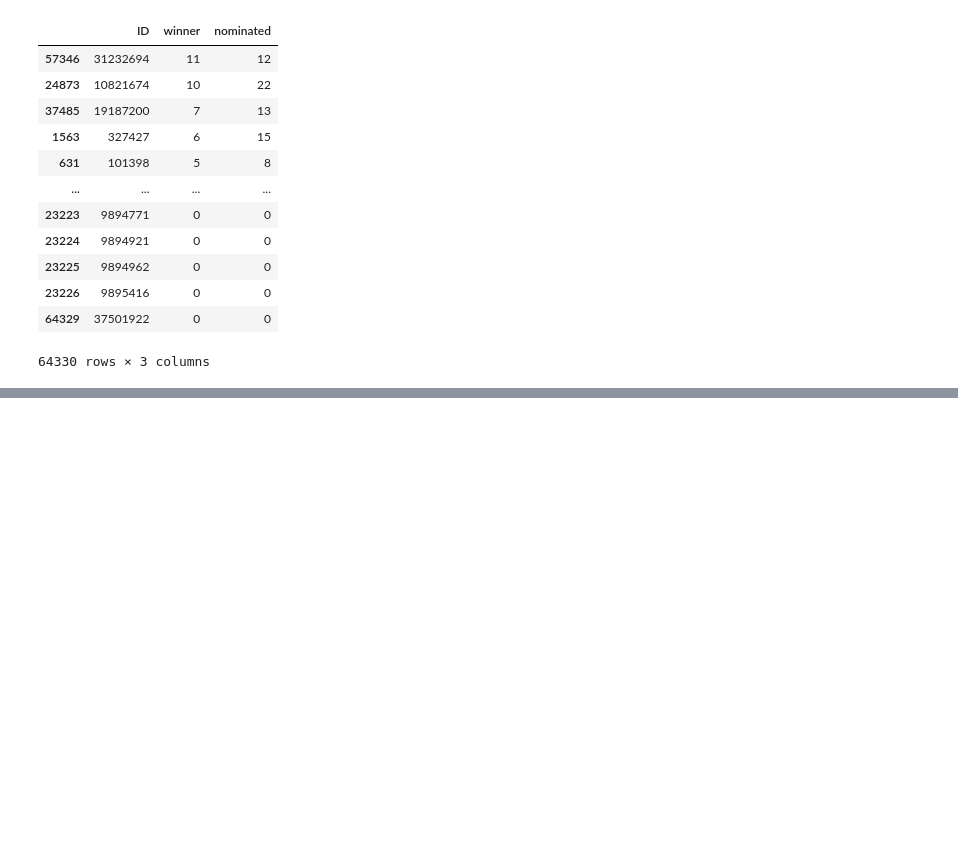
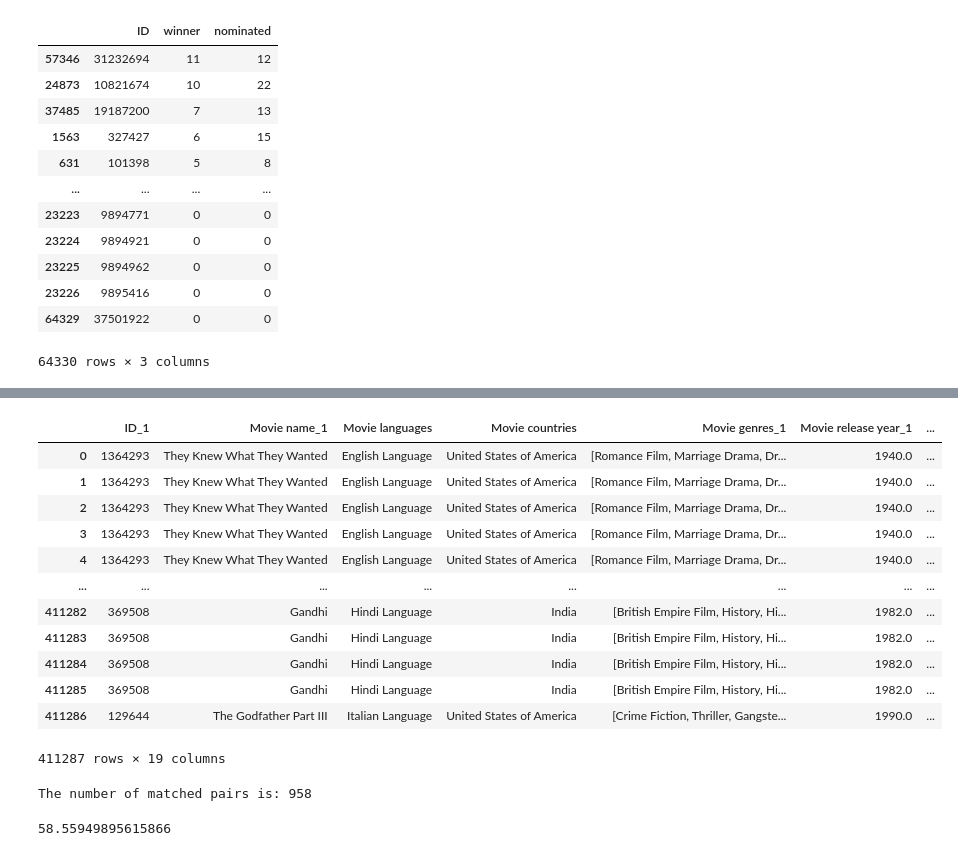
Before and after one commit to epfl-ada/ada-2022-project-cnxtn, a Jupyter notebook: oscar_analysis.ipynb, the cells around one changed output, grey strips where cells are left out. Saved outputs shown, nothing was run; the diff lists cells and outputs as text; code cells hidden in the pictures; blank space fills up the shorter version.

```diff
--- a/oscar_analysis.ipynb
+++ b/oscar_analysis.ipynb
@@ -122,0 +155,14 @@ movies_wo_oscar = movies[movies['nominated'] == 0 ]
+# %%
+movies = pd.merge(movie_metadata_with_rating,oscars_per_movie,on = 'ID', how = 'inner')
+movies['Movie genres']= movies['Movie genres'].apply(lambda row : list(json.loads(row).values()))
+movies['Movie languages']= movies['Movie languages'].apply(lambda row : list(json.loads(row).values()))
+movies['Movie countries']= movies['Movie countries'].apply(lambda row : list(json.loads(row).values()))
+movies['Movie release era'] = movie_metadata['Movie release year']//10
+# movies['Movie genres']
+# %%
+## remove data without country or language
+final_movies = movies[(movies['Movie countries'].str.len() != 0) & (movies['Movie languages'].str.len() != 0) ]
+## take first country and first language from every movie
+final_movies['Movie languages']= final_movies['Movie languages'].apply(lambda row : row[0])
+final_movies['Movie countries']= final_movies['Movie countries'].apply(lambda row : row[0])
+final_movies = final_movies.drop(columns = ['Freebase movie ID','Movie box office revenue','Movie release date', 'Movie runtime'])
@@ -122,0 +184,22 @@ movies_wo_oscar = movies[movies['nominated'] == 0 ]
+# %%
+comparator_winner_vs_no_nomination = pd.merge(
+    movies_with_oscar_winner,
+    movies_wo_oscar,
+    on=['Movie release era','Movie languages','Movie countries'],
+    suffixes=("_1", "_2")
+)
+comparator_winner_vs_no_nomination
+# %% [output]
+|  | ID_1 | Movie name_1 | Movie languages | Movie countries | Movie genres_1 | Movie release year_1 | ... |
+| 0 | 1364293 | They Knew What They Wanted | English Language | United States of America | [Romance Film, Marriage Drama, Dr... | 1940.0 | ... |
+| 1 | 1364293 | They Knew What They Wanted | English Language | United States of America | [Romance Film, Marriage Drama, Dr... | 1940.0 | ... |
+| 2 | 1364293 | They Knew What They Wanted | English Language | United States of America | [Romance Film, Marriage Drama, Dr... | 1940.0 | ... |
+| 3 | 1364293 | They Knew What They Wanted | English Language | United States of America | [Romance Film, Marriage Drama, Dr... | 1940.0 | ... |
+| 4 | 1364293 | They Knew What They Wanted | English Language | United States of America | [Romance Film, Marriage Drama, Dr... | 1940.0 | ... |
+| ... | ... | ... | ... | ... | ... | ... | ... |
+| 411282 | 369508 | Gandhi | Hindi Language | India | [British Empire Film, History, Hi... | 1982.0 | ... |
+| 411283 | 369508 | Gandhi | Hindi Language | India | [British Empire Film, History, Hi... | 1982.0 | ... |
+| 411284 | 369508 | Gandhi | Hindi Language | India | [British Empire Film, History, Hi... | 1982.0 | ... |
+| 411285 | 369508 | Gandhi | Hindi Language | India | [British Empire Film, History, Hi... | 1982.0 | ... |
+| 411286 | 129644 | The Godfather Part III | Italian Language | United States of America | [Crime Fiction, Thriller, Gangste... | 1990.0 | ... |
+411287 rows × 19 columns
@@ -122,0 +227,15 @@ movies_wo_oscar = movies[movies['nominated'] == 0 ]
+# %%
+# we merge all movies pairs and the perfect_matching
+matched_movies = pd.DataFrame(perfect_matching)
+matched_movies = matched_movies.rename(columns = {0:"ID_2", 1: "ID_1"})
+matched_movies = pd.merge(matched_movies,comparator_winner_vs_no_nomination, on = ['ID_1','ID_2'],how ='inner')
+print('The number of matched pairs is: {}'.format(len(matched_movies)))
+# print('The number of dropped athletes is : {}'.format(len(ja  )-2*len(matched_athletes)))
+# print('The number of dropped athletes before is : {}'.format(len(athlete_before)-len(matched_athletes)))
+# print('The number of dropped athletes after is : {}'.format(len(athlete_after)-len(matched_athletes)))anese_athletes_cutoff
+# %% [output]
+The number of matched pairs is: 958
+# %%
+(matched_movies['averageRating_1']>matched_movies['averageRating_2']).sum()/matched_movies.shape[0]*100
+# %% [output]
+58.55949895615866
```
Also changed, not shown: parts of 13 cells of this notebook.
